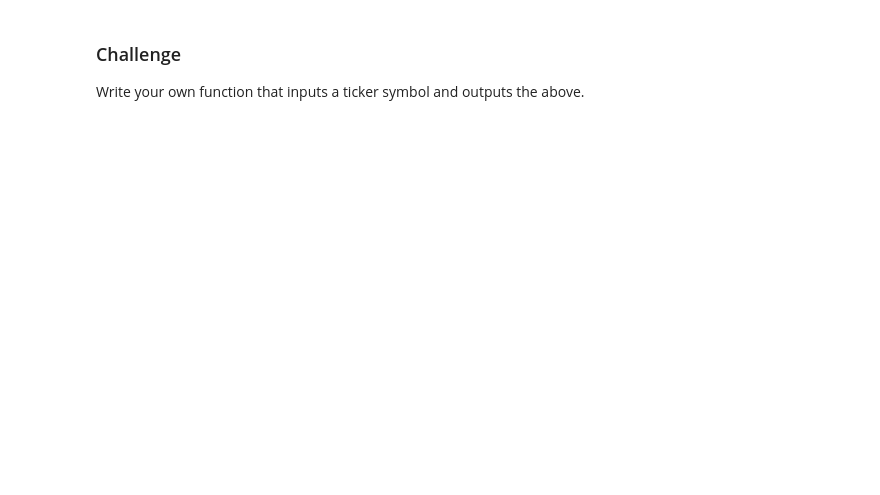
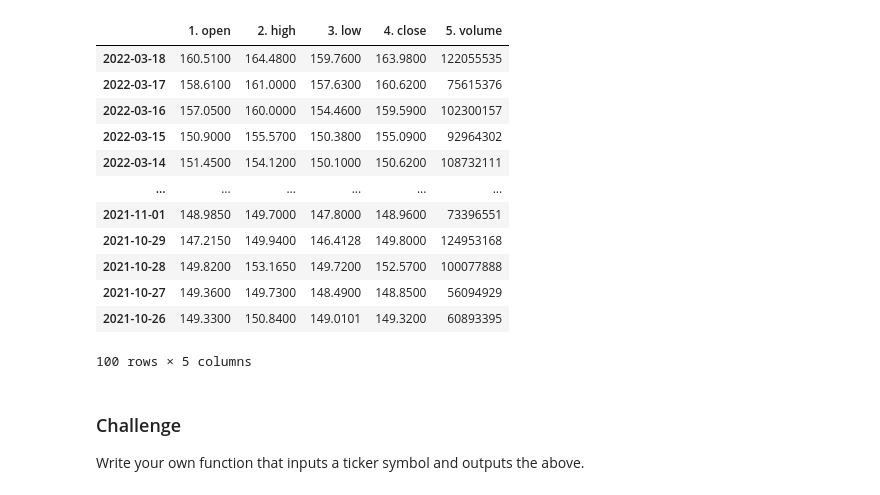
Before and after one commit to msamhz/GA-Lessons, a Jupyter notebook: 4.06-lesson-apis/api-starter-code.ipynb, the cells around one changed output. Drawn from its saved outputs; the diff is of its cells as text; code cells hidden in the pictures; blank space fills up the shorter version.

```diff
--- a/4.06-lesson-apis/api-starter-code.ipynb
+++ b/4.06-lesson-apis/api-starter-code.ipynb
@@ -43,3 +124,15 @@ base_url = "https://www.alphavantage.co/query"
 # %%
 # Let's build out this request.
 # This is a very common format for pure API requests to come in
+
+
+req = requests.get(
+    base_url,
+    params = {
+        'function': 'TIME_SERIES_DAILY',
+        'symbol': 'AAPL',
+        'apikey': 'V5GTQ211AAVOSXJH'
+
+    }
+
+)
@@ -46,2 +196,4 @@ base_url = "https://www.alphavantage.co/query"
 # %%
 # Let's grab that data!
+
+data = req.json()
@@ -50,3 +224,21 @@ base_url = "https://www.alphavantage.co/query"
+# %%
+time_series = pd.DataFrame(data['Time Series (Daily)']).T
+# %%
+time_series
+# %% [output]
+|  | 1. open | 2. high | 3. low | 4. close | 5. volume |
+| 2022-03-18 | 160.5100 | 164.4800 | 159.7600 | 163.9800 | 122055535 |
+| 2022-03-17 | 158.6100 | 161.0000 | 157.6300 | 160.6200 | 75615376 |
+| 2022-03-16 | 157.0500 | 160.0000 | 154.4600 | 159.5900 | 102300157 |
+| 2022-03-15 | 150.9000 | 155.5700 | 150.3800 | 155.0900 | 92964302 |
+| 2022-03-14 | 151.4500 | 154.1200 | 150.1000 | 150.6200 | 108732111 |
+| ... | ... | ... | ... | ... | ... |
+| 2021-11-01 | 148.9850 | 149.7000 | 147.8000 | 148.9600 | 73396551 |
+| 2021-10-29 | 147.2150 | 149.9400 | 146.4128 | 149.8000 | 124953168 |
+| 2021-10-28 | 149.8200 | 153.1650 | 149.7200 | 152.5700 | 100077888 |
+| 2021-10-27 | 149.3600 | 149.7300 | 148.4900 | 148.8500 | 56094929 |
+| 2021-10-26 | 149.3300 | 150.8400 | 149.0101 | 149.3200 | 60893395 |
+100 rows × 5 columns
 # %% [markdown]
 ### Challenge
 Write your own function that inputs a ticker symbol and outputs the above.
```
Also changed, not shown: parts of 23 cells of this notebook, 1 other file.
